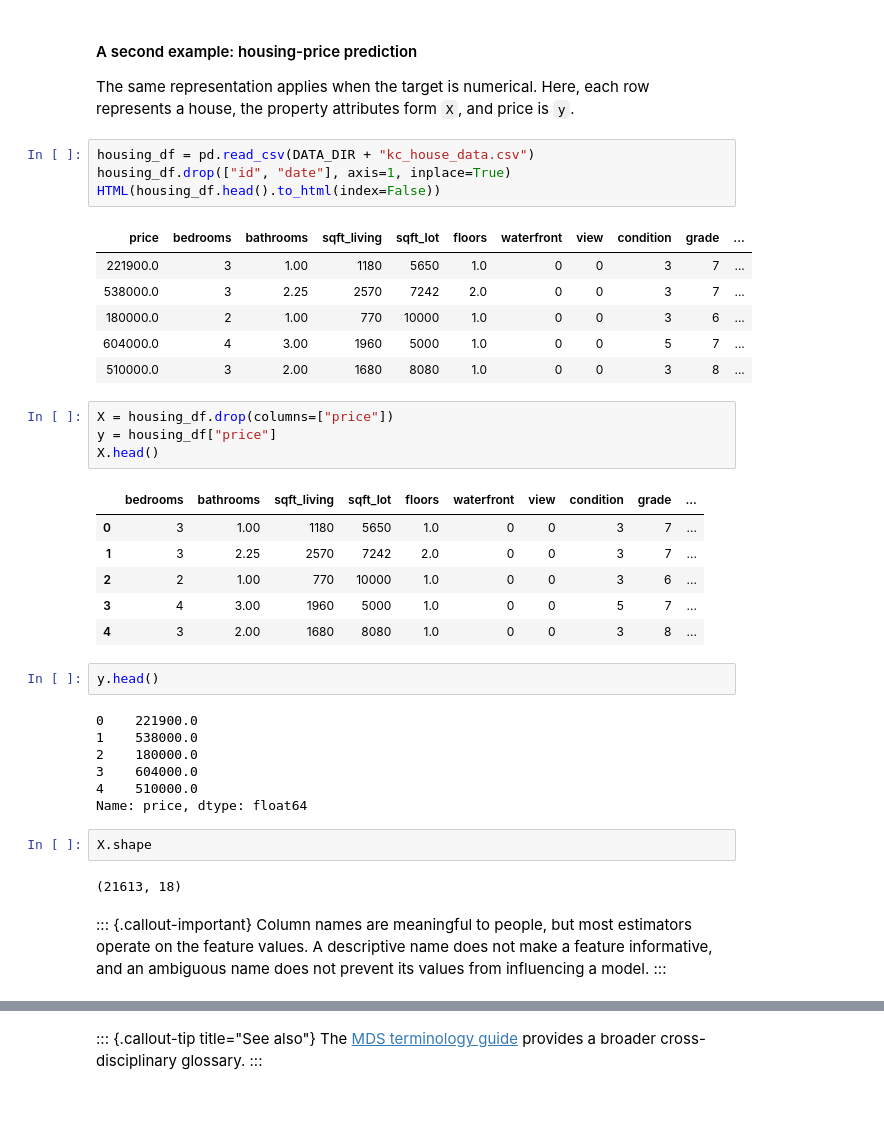
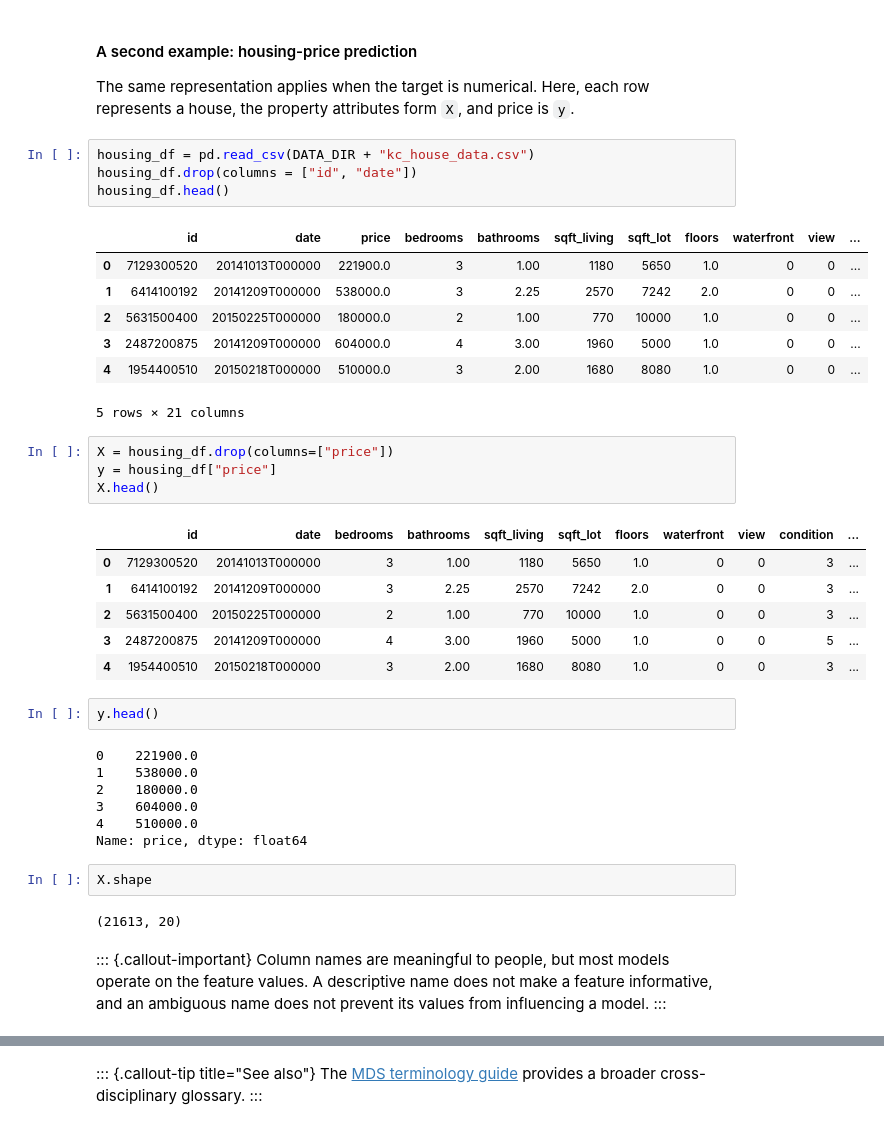
Before and after one commit to UBC-CS/cpsc330-book, a Jupyter notebook: book/02_terminology-baselines-decision-trees.ipynb, the cells around one changed output, grey strips where cells are left out. Cells and saved outputs as stored; diff of their text form.

```diff
--- a/book/02_terminology-baselines-decision-trees.ipynb
+++ b/book/02_terminology-baselines-decision-trees.ipynb
@@ -142,26 +139,27 @@ Name: quiz2, dtype: str
 The same representation applies when the target is numerical. Here, each row represents a house, the property attributes form `X`, and price is `y`.
 # %%
 housing_df = pd.read_csv(DATA_DIR + "kc_house_data.csv")
-housing_df.drop(["id", "date"], axis=1, inplace=True)
-HTML(housing_df.head().to_html(index=False))
+housing_df.drop(columns = ["id", "date"])
+housing_df.head()
 # %% [output]
-| price | bedrooms | bathrooms | sqft_living | sqft_lot | floors | waterfront | view | condition | grade | ... |
-| 221900.0 | 3 | 1.00 | 1180 | 5650 | 1.0 | 0 | 0 | 3 | 7 | ... |
-| 538000.0 | 3 | 2.25 | 2570 | 7242 | 2.0 | 0 | 0 | 3 | 7 | ... |
-| 180000.0 | 2 | 1.00 | 770 | 10000 | 1.0 | 0 | 0 | 3 | 6 | ... |
-| 604000.0 | 4 | 3.00 | 1960 | 5000 | 1.0 | 0 | 0 | 5 | 7 | ... |
-| 510000.0 | 3 | 2.00 | 1680 | 8080 | 1.0 | 0 | 0 | 3 | 8 | ... |
+|  | id | date | price | bedrooms | bathrooms | sqft_living | sqft_lot | floors | waterfront | view | ... |
+| 0 | 7129300520 | 20141013T000000 | 221900.0 | 3 | 1.00 | 1180 | 5650 | 1.0 | 0 | 0 | ... |
+| 1 | 6414100192 | 20141209T000000 | 538000.0 | 3 | 2.25 | 2570 | 7242 | 2.0 | 0 | 0 | ... |
+| 2 | 5631500400 | 20150225T000000 | 180000.0 | 2 | 1.00 | 770 | 10000 | 1.0 | 0 | 0 | ... |
+| 3 | 2487200875 | 20141209T000000 | 604000.0 | 4 | 3.00 | 1960 | 5000 | 1.0 | 0 | 0 | ... |
+| 4 | 1954400510 | 20150218T000000 | 510000.0 | 3 | 2.00 | 1680 | 8080 | 1.0 | 0 | 0 | ... |
+5 rows × 21 columns
 # %%
 X = housing_df.drop(columns=["price"])
 y = housing_df["price"]
 X.head()
 # %% [output]
-|  | bedrooms | bathrooms | sqft_living | sqft_lot | floors | waterfront | view | condition | grade | ... |
-| 0 | 3 | 1.00 | 1180 | 5650 | 1.0 | 0 | 0 | 3 | 7 | ... |
-| 1 | 3 | 2.25 | 2570 | 7242 | 2.0 | 0 | 0 | 3 | 7 | ... |
-| 2 | 2 | 1.00 | 770 | 10000 | 1.0 | 0 | 0 | 3 | 6 | ... |
-| 3 | 4 | 3.00 | 1960 | 5000 | 1.0 | 0 | 0 | 5 | 7 | ... |
-| 4 | 3 | 2.00 | 1680 | 8080 | 1.0 | 0 | 0 | 3 | 8 | ... |
+|  | id | date | bedrooms | bathrooms | sqft_living | sqft_lot | floors | waterfront | view | condition | ... |
+| 0 | 7129300520 | 20141013T000000 | 3 | 1.00 | 1180 | 5650 | 1.0 | 0 | 0 | 3 | ... |
+| 1 | 6414100192 | 20141209T000000 | 3 | 2.25 | 2570 | 7242 | 2.0 | 0 | 0 | 3 | ... |
+| 2 | 5631500400 | 20150225T000000 | 2 | 1.00 | 770 | 10000 | 1.0 | 0 | 0 | 3 | ... |
+| 3 | 2487200875 | 20141209T000000 | 4 | 3.00 | 1960 | 5000 | 1.0 | 0 | 0 | 5 | ... |
+| 4 | 1954400510 | 20150218T000000 | 3 | 2.00 | 1680 | 8080 | 1.0 | 0 | 0 | 3 | ... |
 # %%
 y.head()
 # %% [output]
@@ -174,9 +172,9 @@ Name: price, dtype: float64
 # %%
 X.shape
 # %% [output]
-(21613, 18)
+(21613, 20)
 # %% [markdown]
 ::: {.callout-important}
-Column names are meaningful to people, but most estimators operate on the feature values. A descriptive name does not make a feature informative, and an ambiguous name does not prevent its values from influencing a model.
+Column names are meaningful to people, but most models operate on the feature values. A descriptive name does not make a feature informative, and an ambiguous name does not prevent its values from influencing a model.
 :::
 # %% [markdown]
```
Also changed, not shown: parts of 59 cells of this notebook, 3 other files.
